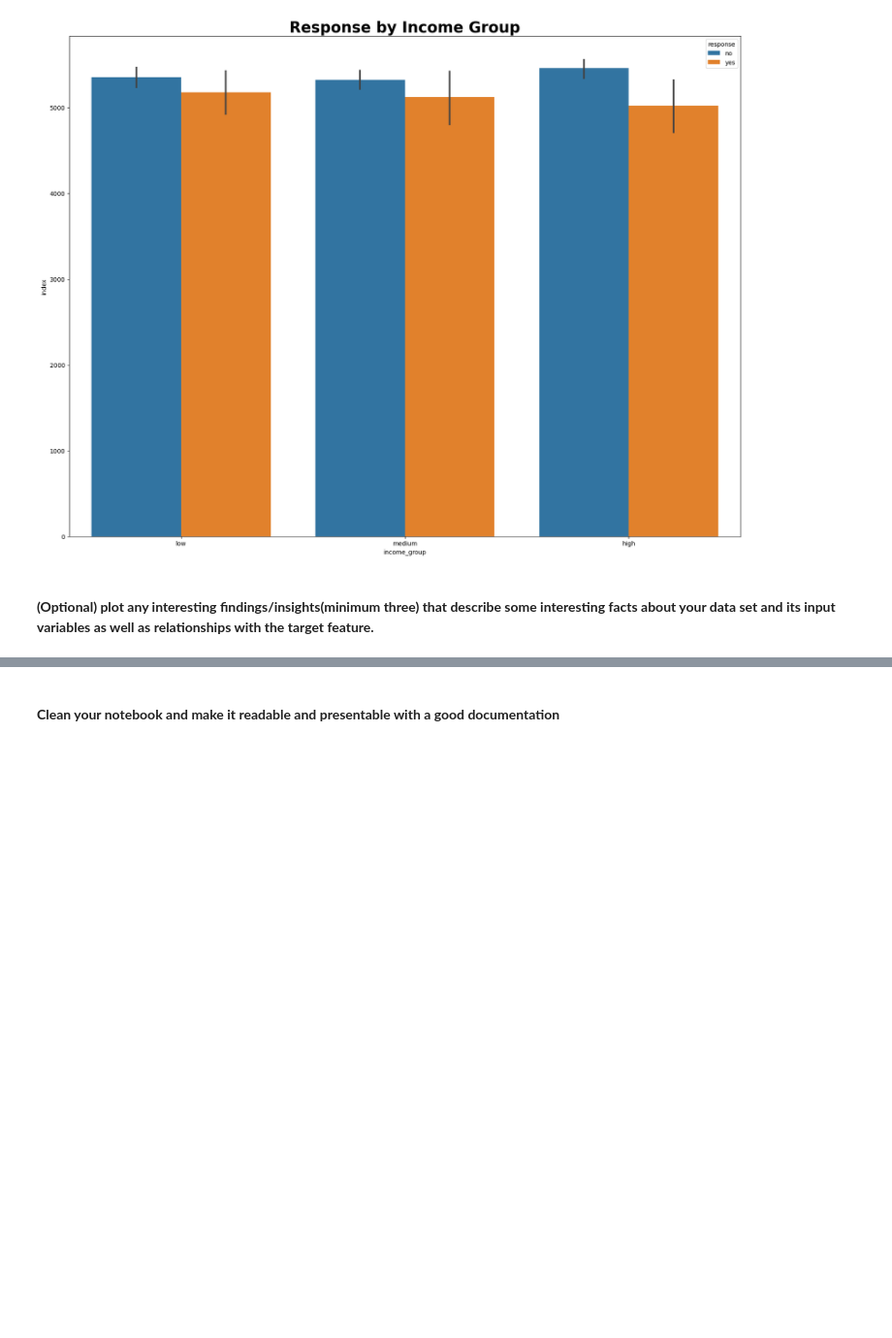
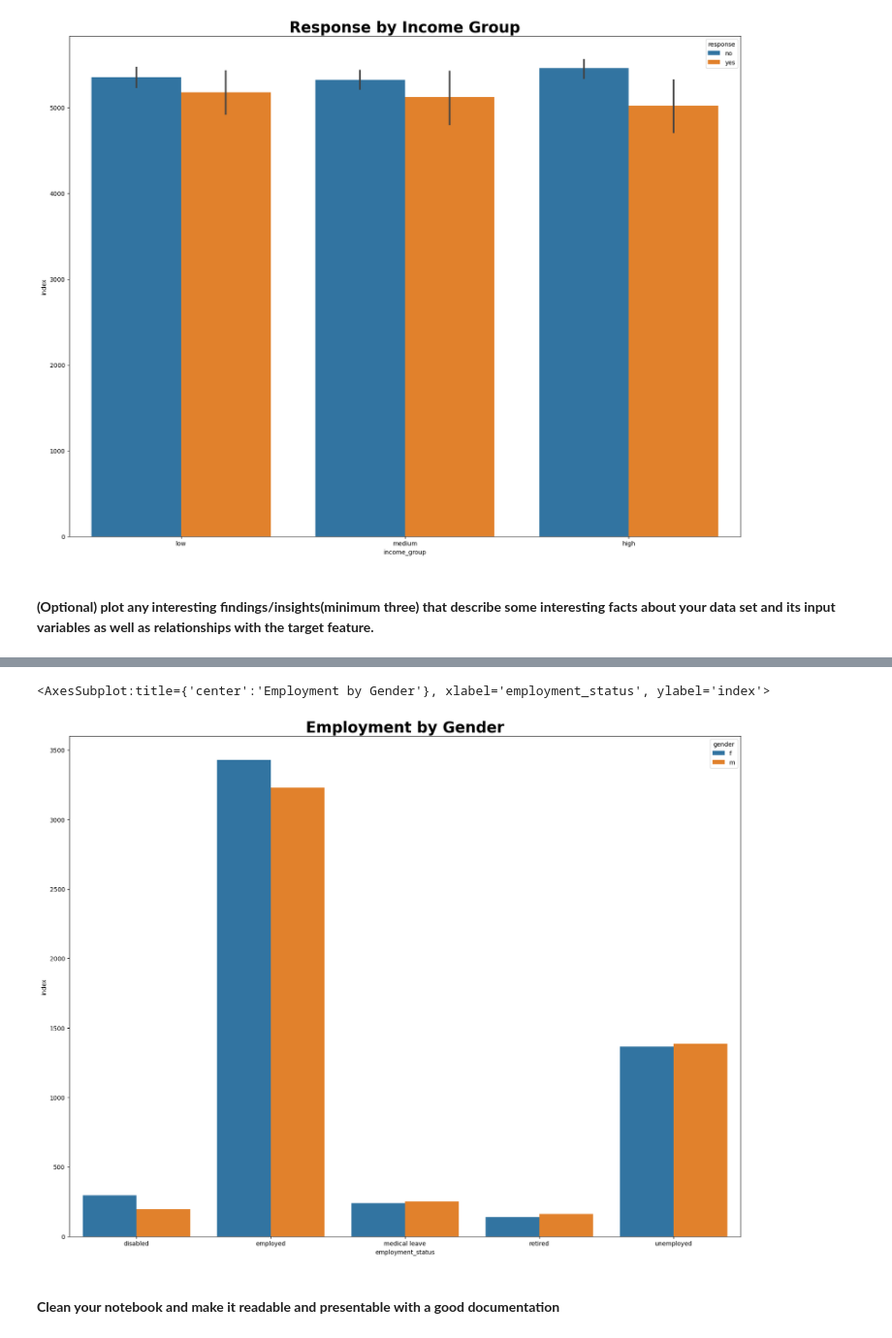
Before and after one commit to FredNurn/IronHack_DataLab_Frederik, a Jupyter notebook: Week 2/Customer_Analysis_Case_Study/CustomerAnalysis2.ipynb, the cells around one changed output, grey strips where cells are left out. Shown: that part at 97% size. Saved outputs shown, nothing was run; the diff lists cells and outputs as text; code cells hidden in the pictures; blank space fills up the shorter version.

```diff
--- a/Week 2/Customer_Analysis_Case_Study/CustomerAnalysis2.ipynb
+++ b/Week 2/Customer_Analysis_Case_Study/CustomerAnalysis2.ipynb
@@ -295,0 +329,3 @@ sns.barplot(x = basic_file['income_group'],y = basic_file['index'], hue = basic_
+# %%
+gender_employment = basic_file.groupby(['gender','employment_status'])['index'].count().reset_index()
+gender_employment
@@ -296,2 +344,10 @@ sns.barplot(x = basic_file['income_group'],y = basic_file['index'], hue = basic_
+# %%
+plt.figure(figsize=(20,15))
+plt.title('Employment by Gender', size='25', fontweight='bold')
+
+sns.barplot(x = gender_employment['employment_status'],y = gender_employment['index'], hue = gender_employment['gender'])
+# %% [output]
+<AxesSubplot:title={'center':'Employment by Gender'}, xlabel='employment_status', ylabel='index'>
+[figure, added]
 # %% [markdown]
 **<br>Clean your notebook and make it readable and presentable with a good documentation<br>**
```
Also changed, not shown: parts of 5 cells of this notebook.
